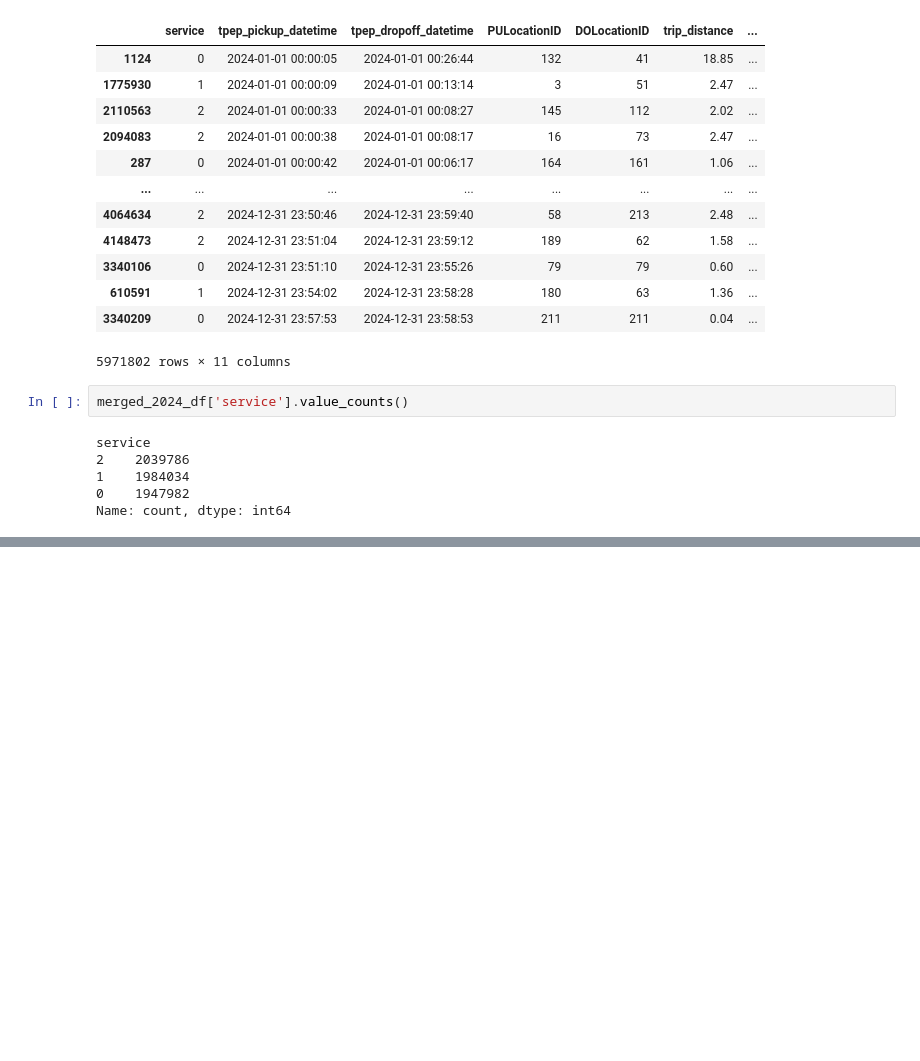
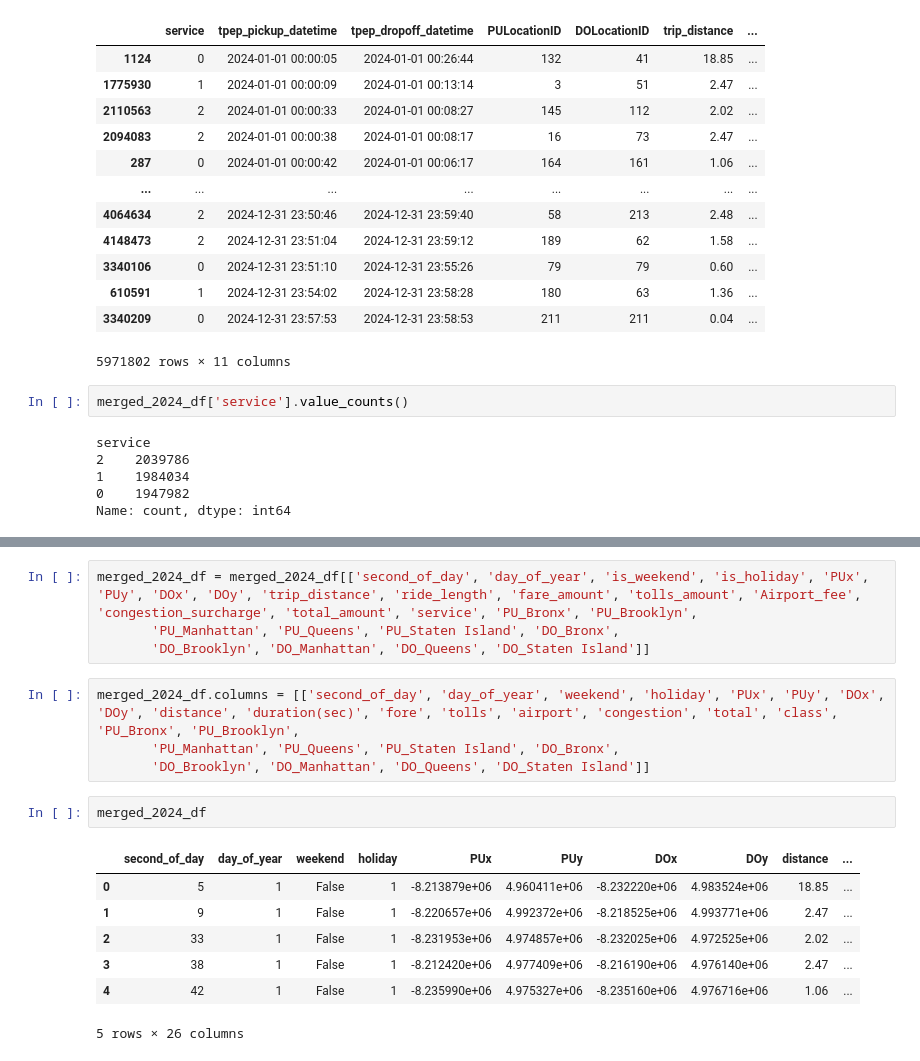
Before and after one commit to Krinnik/ny_ride_fair_optimization, a Jupyter notebook: nik_folder/niks_workspace.ipynb, the cells around one changed output, grey strips where cells are left out. Drawn from its saved outputs; the diff is of its cells as text; blank space fills up the shorter version.

```diff
--- a/nik_folder/niks_workspace.ipynb
+++ b/nik_folder/niks_workspace.ipynb
@@ -1583,0 +1689,18 @@ get_times(merged_2024_df)
+# %%
+merged_2024_df = merged_2024_df[['second_of_day', 'day_of_year', 'is_weekend', 'is_holiday', 'PUx', 'PUy', 'DOx', 'DOy', 'trip_distance', 'ride_length', 'fare_amount', 'tolls_amount', 'Airport_fee', 'congestion_surcharge', 'total_amount', 'service', 'PU_Bronx', 'PU_Brooklyn',
+       'PU_Manhattan', 'PU_Queens', 'PU_Staten Island', 'DO_Bronx',
+       'DO_Brooklyn', 'DO_Manhattan', 'DO_Queens', 'DO_Staten Island']]
+# %%
+merged_2024_df.columns = [['second_of_day', 'day_of_year', 'weekend', 'holiday', 'PUx', 'PUy', 'DOx', 'DOy', 'distance', 'duration(sec)', 'fore', 'tolls', 'airport', 'congestion', 'total', 'class', 'PU_Bronx', 'PU_Brooklyn',
+       'PU_Manhattan', 'PU_Queens', 'PU_Staten Island', 'DO_Bronx',
+       'DO_Brooklyn', 'DO_Manhattan', 'DO_Queens', 'DO_Staten Island']]
+# %%
+merged_2024_df
+# %% [output]
+|  | second_of_day | day_of_year | weekend | holiday | PUx | PUy | DOx | DOy | distance | ... |
+| 0 | 5 | 1 | False | 1 | -8.213879e+06 | 4.960411e+06 | -8.232220e+06 | 4.983524e+06 | 18.85 | ... |
+| 1 | 9 | 1 | False | 1 | -8.220657e+06 | 4.992372e+06 | -8.218525e+06 | 4.993771e+06 | 2.47 | ... |
+| 2 | 33 | 1 | False | 1 | -8.231953e+06 | 4.974857e+06 | -8.232025e+06 | 4.972525e+06 | 2.02 | ... |
+| 3 | 38 | 1 | False | 1 | -8.212420e+06 | 4.977409e+06 | -8.216190e+06 | 4.976140e+06 | 2.47 | ... |
+| 4 | 42 | 1 | False | 1 | -8.235990e+06 | 4.975327e+06 | -8.235160e+06 | 4.976716e+06 | 1.06 | ... |
+5 rows × 26 columns
```
Also changed, not shown: parts of 11 cells of this notebook, 4 other files.
